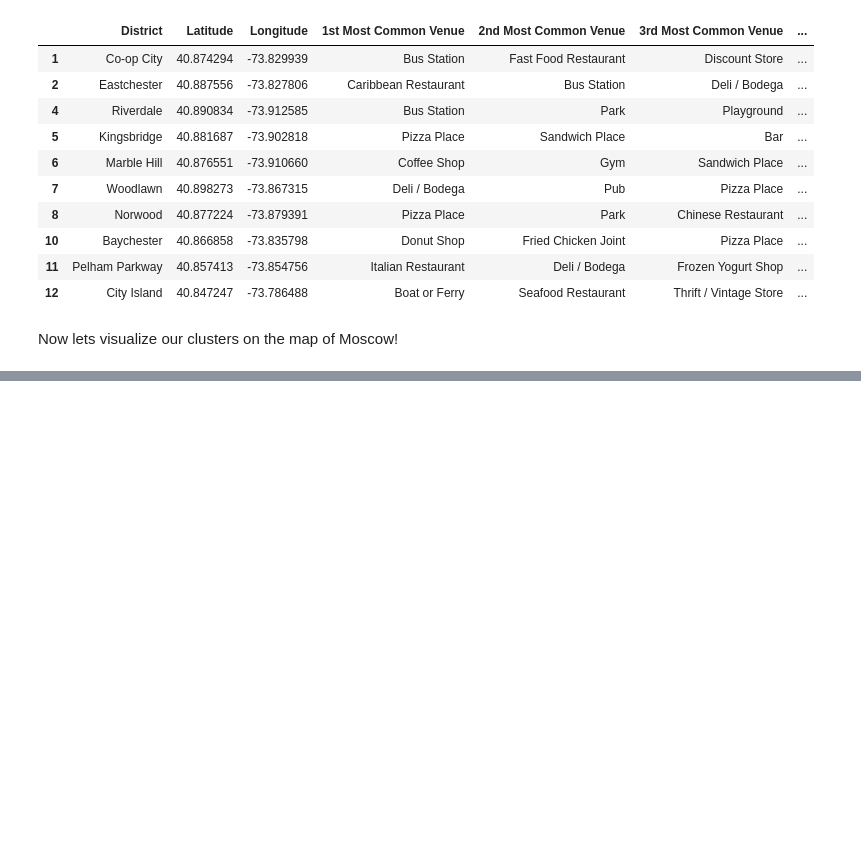
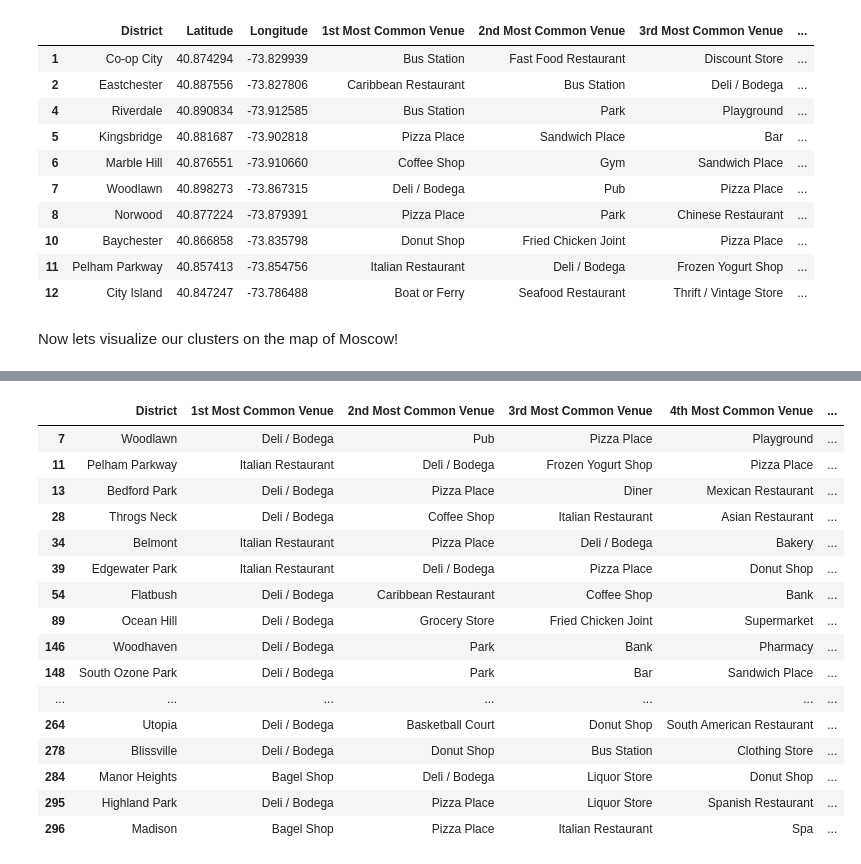
Before and after one commit to MMatlashov/AppliedDataSci_CapstoneProject, a Jupyter notebook: Matlashov_AppliedDataSciProject_FinalAssignment.ipynb, the cells around one changed output, grey strips where cells are left out. Saved outputs shown, nothing was run; the diff lists cells and outputs as text; code cells hidden in the pictures; blank space fills up the shorter version.

```diff
--- a/Matlashov_AppliedDataSciProject_FinalAssignment.ipynb
+++ b/Matlashov_AppliedDataSciProject_FinalAssignment.ipynb
@@ -592,0 +682,21 @@ As we can see, city centers of Moscow and New York are both occupied by similar
+# %%
+# New York, cluster 2
+newyork_merged.loc[newyork_merged['Cluster Labels'] == 2, newyork_merged.columns[[0] + list(range(3, newyork_merged.shape[1] - 1))]]
+# %% [output]
+|  | District | 1st Most Common Venue | 2nd Most Common Venue | 3rd Most Common Venue | 4th Most Common Venue | ... |
+| 7 | Woodlawn | Deli / Bodega | Pub | Pizza Place | Playground | ... |
+| 11 | Pelham Parkway | Italian Restaurant | Deli / Bodega | Frozen Yogurt Shop | Pizza Place | ... |
+| 13 | Bedford Park | Deli / Bodega | Pizza Place | Diner | Mexican Restaurant | ... |
+| 28 | Throgs Neck | Deli / Bodega | Coffee Shop | Italian Restaurant | Asian Restaurant | ... |
+| 34 | Belmont | Italian Restaurant | Pizza Place | Deli / Bodega | Bakery | ... |
+| 39 | Edgewater Park | Italian Restaurant | Deli / Bodega | Pizza Place | Donut Shop | ... |
+| 54 | Flatbush | Deli / Bodega | Caribbean Restaurant | Coffee Shop | Bank | ... |
+| 89 | Ocean Hill | Deli / Bodega | Grocery Store | Fried Chicken Joint | Supermarket | ... |
+| 146 | Woodhaven | Deli / Bodega | Park | Bank | Pharmacy | ... |
+| 148 | South Ozone Park | Deli / Bodega | Park | Bar | Sandwich Place | ... |
+| ... | ... | ... | ... | ... | ... | ... |
+| 264 | Utopia | Deli / Bodega | Basketball Court | Donut Shop | South American Restaurant | ... |
+| 278 | Blissville | Deli / Bodega | Donut Shop | Bus Station | Clothing Store | ... |
+| 284 | Manor Heights | Bagel Shop | Deli / Bodega | Liquor Store | Donut Shop | ... |
+| 295 | Highland Park | Deli / Bodega | Pizza Place | Liquor Store | Spanish Restaurant | ... |
+| 296 | Madison | Bagel Shop | Pizza Place | Italian Restaurant | Spa | ... |
```
Also changed, not shown: parts of 11 cells of this notebook.
